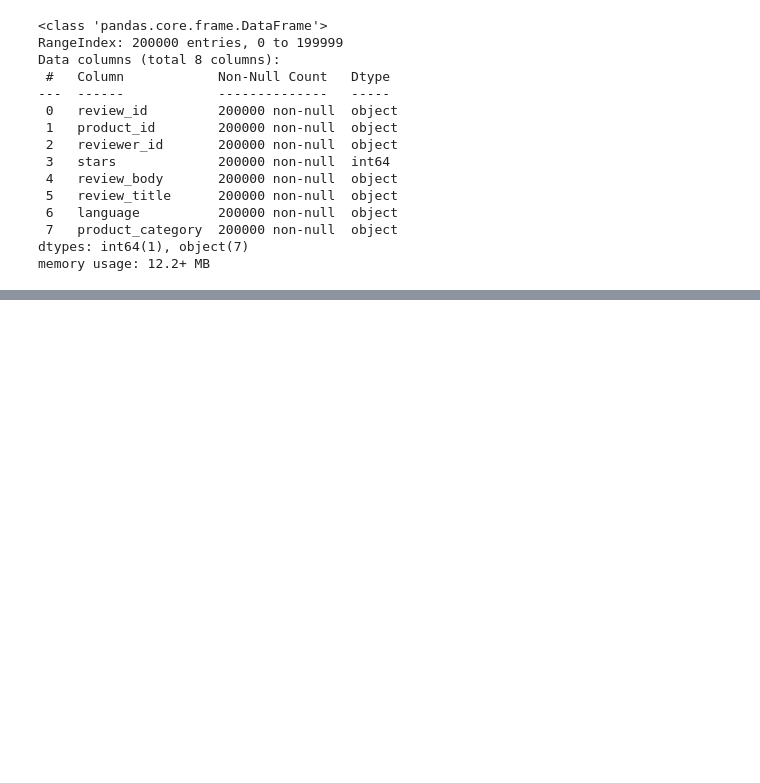
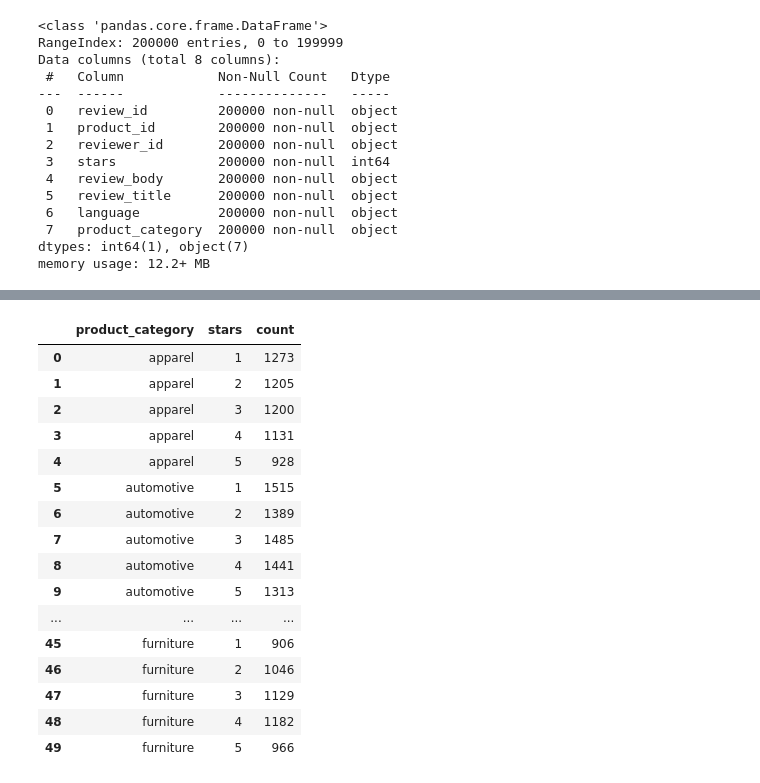
Before and after one commit to lusalmeron/Acamica-DS-Proyecto-3-NLP, a Jupyter notebook: Proyecto_3.ipynb, the cells around one changed output, grey strips where cells are left out. Saved outputs shown, nothing was run; the diff lists cells and outputs as text; code cells hidden in the pictures; blank space fills up the shorter version.

```diff
--- a/Proyecto_3.ipynb
+++ b/Proyecto_3.ipynb
@@ -57,0 +78,22 @@ memory usage: 12.2+ MB
+# %%
+# Ver cantidad de usuarios que valoraron con cada número estrellas las distintas categorías
+data_grouped = data.review_id.groupby([data['product_category'],data['stars']]).count().astype(int).reset_index(name='count')
+data_grouped[:50]
+# %% [output]
+|  | product_category | stars | count |
+| 0 | apparel | 1 | 1273 |
+| 1 | apparel | 2 | 1205 |
+| 2 | apparel | 3 | 1200 |
+| 3 | apparel | 4 | 1131 |
+| 4 | apparel | 5 | 928 |
+| 5 | automotive | 1 | 1515 |
+| 6 | automotive | 2 | 1389 |
+| 7 | automotive | 3 | 1485 |
+| 8 | automotive | 4 | 1441 |
+| 9 | automotive | 5 | 1313 |
+| ... | ... | ... | ... |
+| 45 | furniture | 1 | 906 |
+| 46 | furniture | 2 | 1046 |
+| 47 | furniture | 3 | 1129 |
+| 48 | furniture | 4 | 1182 |
+| 49 | furniture | 5 | 966 |
```
Also changed, not shown: parts of 11 cells of this notebook.
